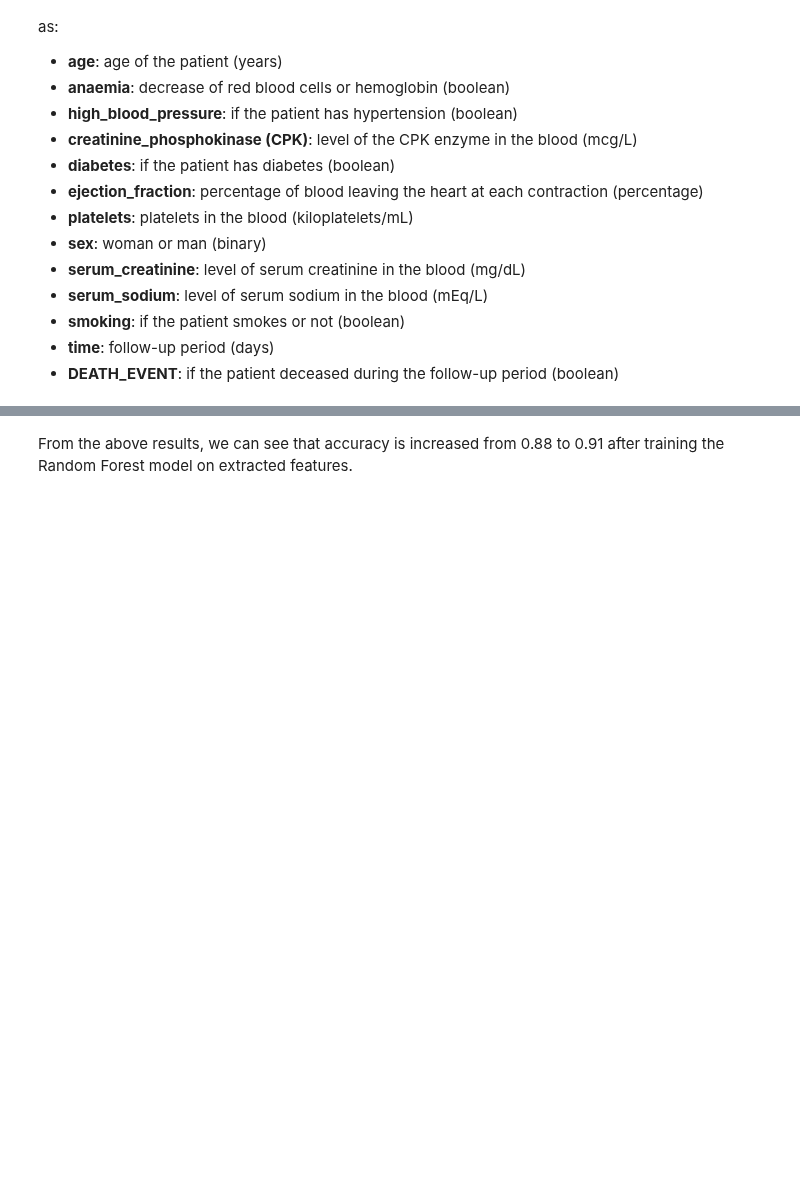
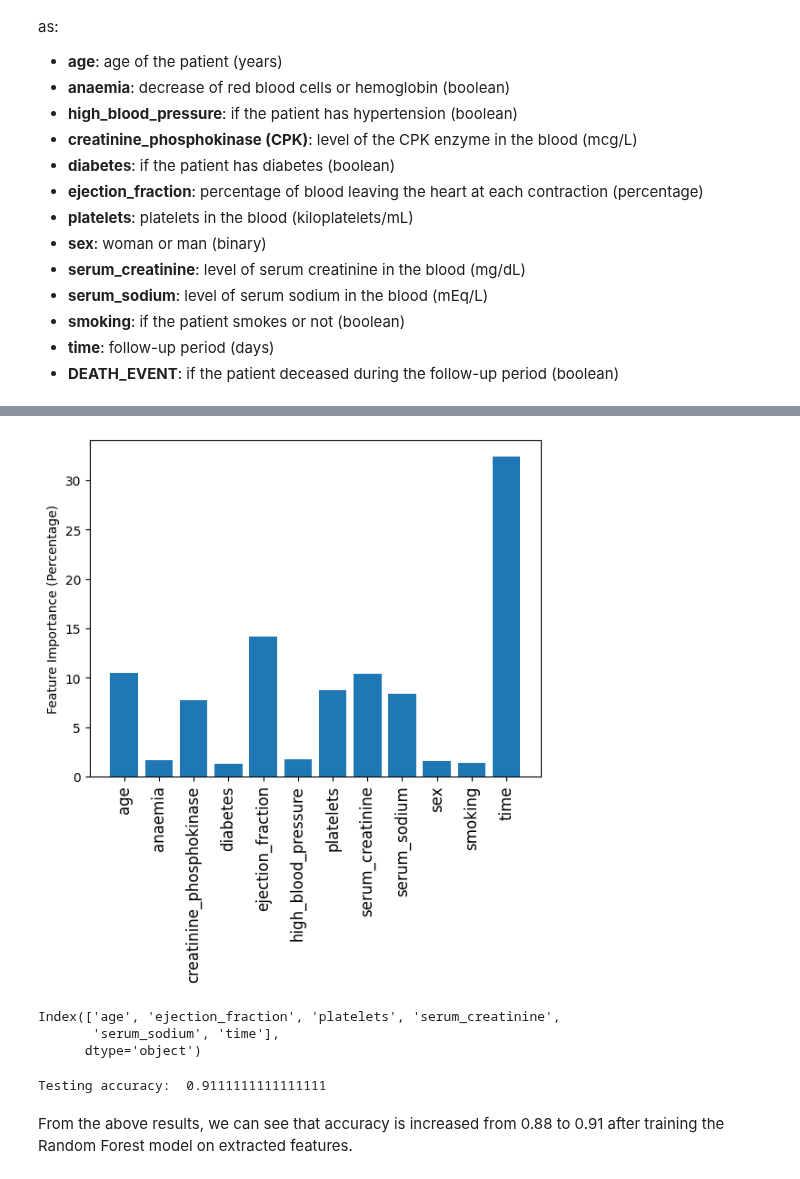
Before and after one commit to deepakk7195/IISC_CDS_DS, a Jupyter notebook: AST_05_Ensemble_Learning_and_Random_Forests.ipynb, the cells around one changed output, grey strips where cells are left out. Drawn from its saved outputs; the diff is of its cells as text; code cells hidden in the pictures; blank space fills up the shorter version.

```diff
--- a/AST_05_Ensemble_Learning_and_Random_Forests.ipynb
+++ b/AST_05_Ensemble_Learning_and_Random_Forests.ipynb
@@ -525,13 +607,21 @@ print("Testing accuracy: ", test_acc)
 # %%
 # Feature Importance plot
 plt.bar(df1.columns[:-1], rf.feature_importances_ * 100)
 # YOUR CODE HERE to set xlabel rotation=90 with fontsize = 12
+plt.xticks(rotation=90, fontsize = 12)
 plt.ylabel("Feature Importance (Percentage)", size = 10)
 plt.show()
+# %% [output]
+[figure, added]
 # %%
 # Considering features with importance > 0.08
 colms = df1.columns[:-1][rf.feature_importances_ > 0.08]
 # YOUR CODE HERE to show 'colms'
+print(colms)
+# %% [output]
+Index(['age', 'ejection_fraction', 'platelets', 'serum_creatinine',
+       'serum_sodium', 'time'],
+      dtype='object')
 # %%
 # Split dataset into training and testing set, considering selected features only
 X1 = df1[colms].values
@@ -542,7 +632,10 @@ X_train, X_test, y_train, y_test = train_test_split(X1, y1, test_size = 0.3, str
 rf_ = RandomForestClassifier(n_estimators=400, random_state=123)
 rf_.fit(X_train, y_train)
 # YOUR CODE HERE to create 'test_acc'
+test_acc = accuracy_score(y_test, rf_.predict(X_test))
 print("Testing accuracy: ", test_acc)
+# %% [output]
+Testing accuracy:  0.9111111111111111
 # %% [markdown]
 From the above results, we can see that accuracy is increased from 0.88 to 0.91 after training the Random Forest model on extracted features.
 # %% [markdown]
```
Also changed, not shown: parts of 26 cells of this notebook.
